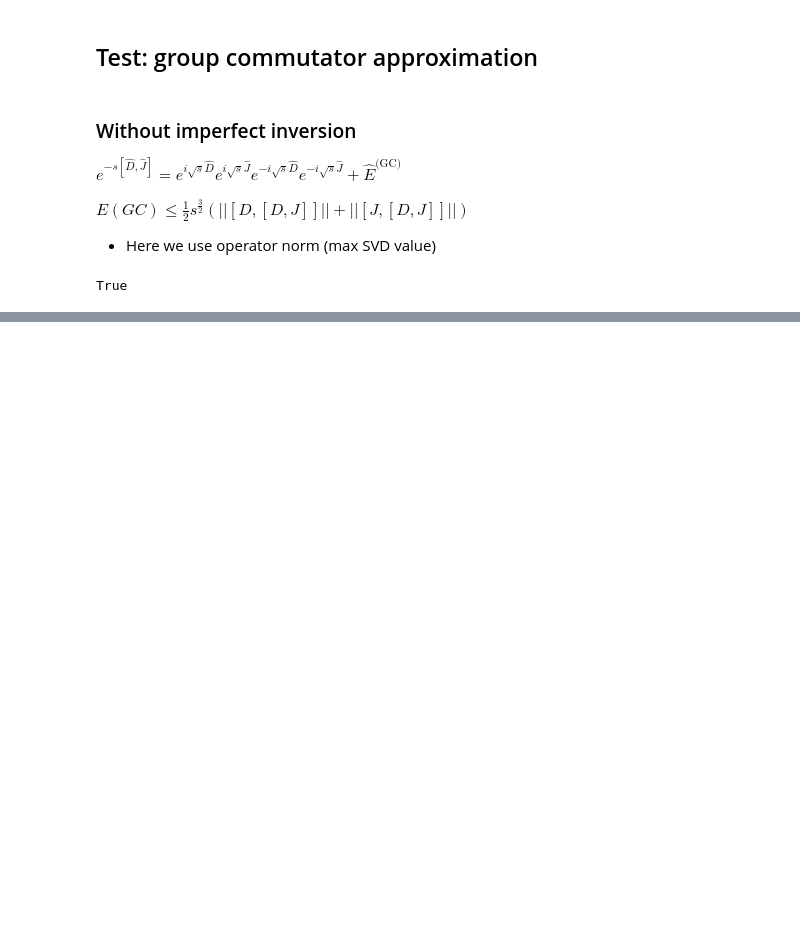
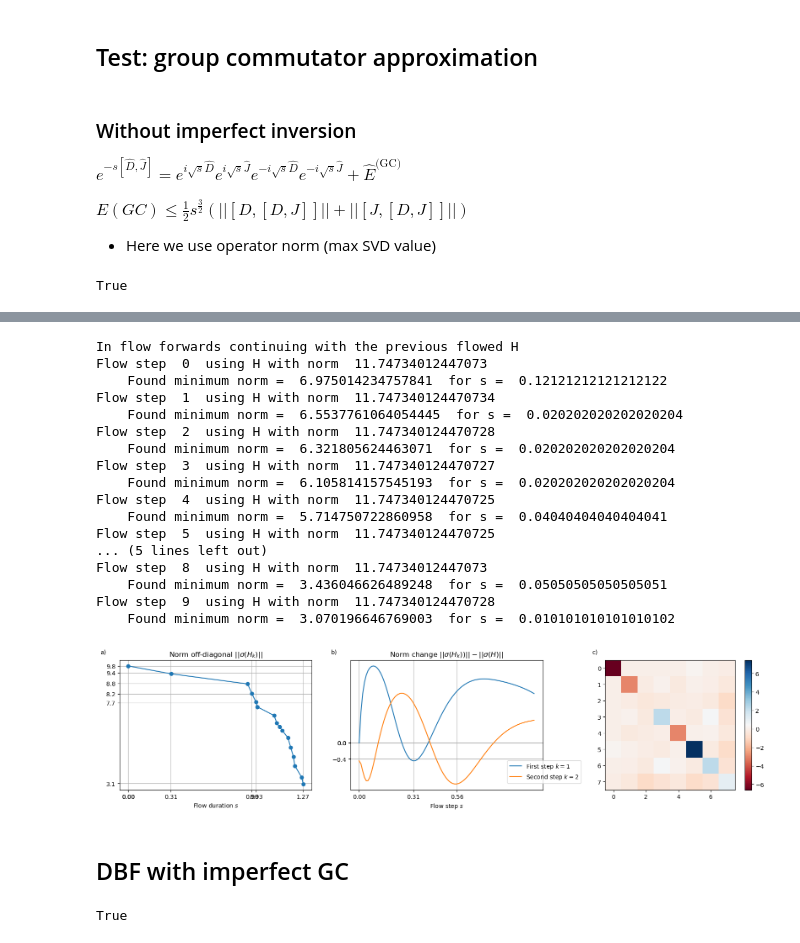
Before and after one commit to marekgluza/double_bracket_flow_as_a_diagonalization_quantum_algorithm, a Jupyter notebook: Inverting_ising.ipynb, the cells around one changed output, grey strips where cells are left out. Drawn from its saved outputs; the diff is of its cells as text; code cells hidden in the pictures; blank space fills up the shorter version.

```diff
--- a/Inverting_ising.ipynb
+++ b/Inverting_ising.ipynb
@@ -224,0 +249,51 @@ plt.legend()
+# %%
+H_LRIM = sys.H
+flow = double_bracket_flow( H_LRIM )
+flow.please_use_group_commutator = True
+flow.flow_generator['type'] = 'prescribed'
+flow.flow_generator['operator'] = flow.delta(H_LRIM)
+flow.trotter_steps = 10
+# %%
+flow.please_be_exhaustively_verbose = False
+flow.please_be_verbose = True
+
+flow.nmb_search_points_minimizing_s_search = 100
+flow.flow_step_max = 1
+flow.nmb_flow_steps = 10
+flow.please_use_binary_search =  False
+flow.please_compute_observables = False
+flow.flow_forwards( )
+
+
+flow.show_flow_forwards_results()
+# Here plot c: real values
+# %% [output]
+In flow forwards continuing with the previous flowed H
+Flow step  0  using H with norm  11.74734012447073
+    Found minimum norm =  6.975014234757841  for s =  0.12121212121212122
+Flow step  1  using H with norm  11.747340124470734
+    Found minimum norm =  6.5537761064054445  for s =  0.020202020202020204
+Flow step  2  using H with norm  11.747340124470728
+    Found minimum norm =  6.321805624463071  for s =  0.020202020202020204
+Flow step  3  using H with norm  11.747340124470727
+    Found minimum norm =  6.105814157545193  for s =  0.020202020202020204
+Flow step  4  using H with norm  11.747340124470725
+    Found minimum norm =  5.714750722860958  for s =  0.04040404040404041
+Flow step  5  using H with norm  11.747340124470725
+... (5 lines left out)
+Flow step  8  using H with norm  11.74734012447073
+    Found minimum norm =  3.436046626489248  for s =  0.05050505050505051
+Flow step  9  using H with norm  11.747340124470728
+    Found minimum norm =  3.070196646769003  for s =  0.010101010101010102
+[figure, added]
+# %% [markdown]
+## DBF with imperfect GC
+# %%
+# System set up
+# D and B = [1,1,1]
+sys = ising_model([1,1,1], [1,1,1], max_coupling_range=2)
+H_inverter = sys.Y.at(1)@sys.Y.at(3)
+H_impf_inv = H_inverter @ sys.H @ H_inverter
+print(np.all(H_impf_inv == (-sys.H + sys.Z.at(1)@sys.Z.at(3)+2*sys.Z.at(2)+4*sys.X.at(2))))
+# %% [output]
+True
```
Also changed, not shown: parts of 10 cells of this notebook, 2 other files.
